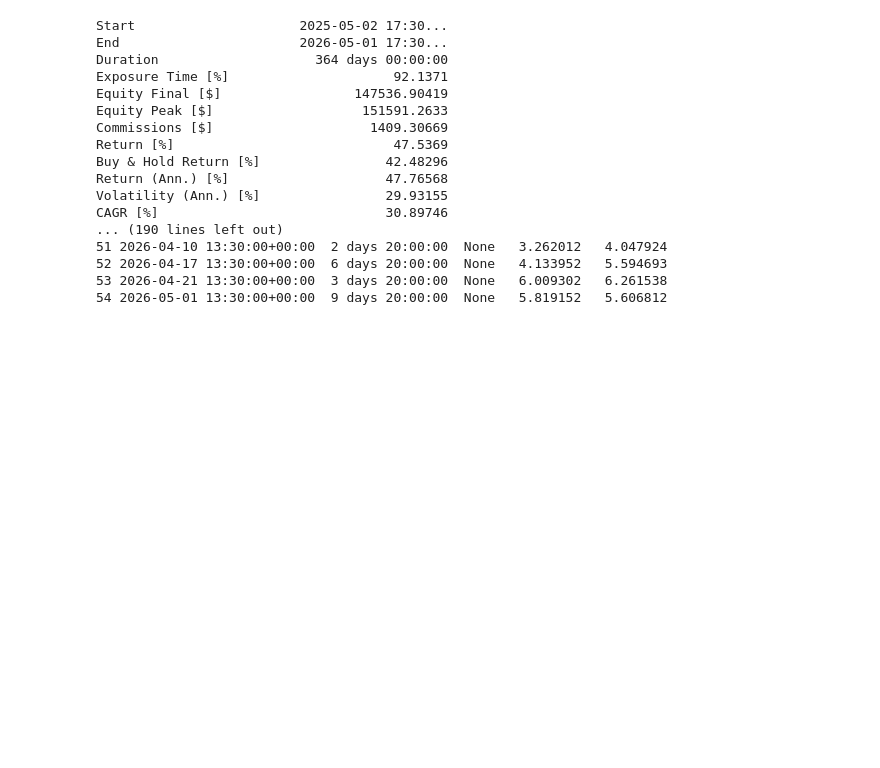
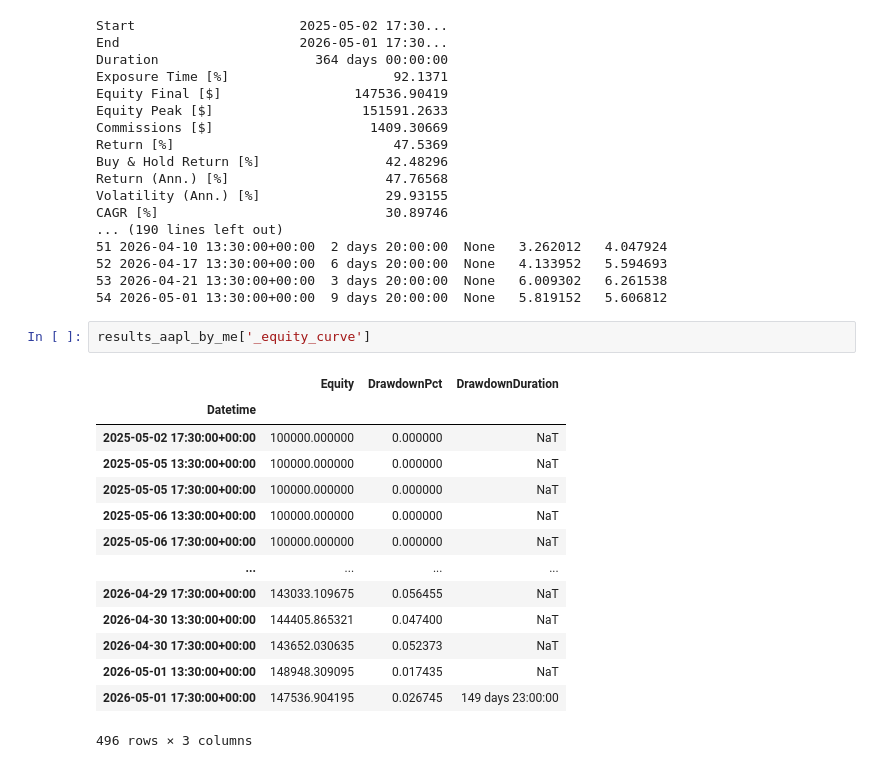
Before and after one commit to ohigginsrodriguez-cloud/quantitative-trading, a Jupyter notebook: notebooks/10_strategy_backtest_comparision.ipynb, the cells around one changed output. Drawn from its saved outputs; the diff is of its cells as text; blank space fills up the shorter version.

```diff
--- a/notebooks/10_strategy_backtest_comparision.ipynb
+++ b/notebooks/10_strategy_backtest_comparision.ipynb
@@ -179,3 +182,20 @@ CAGR [%]                             30.89746
 52 2026-04-17 13:30:00+00:00  6 days 20:00:00  None   4.133952   5.594693
 53 2026-04-21 13:30:00+00:00  3 days 20:00:00  None   6.009302   6.261538
 54 2026-05-01 13:30:00+00:00  9 days 20:00:00  None   5.819152   5.606812
+# %%
+results_aapl_by_me['_equity_curve']
+# %% [output]
+|  | Equity | DrawdownPct | DrawdownDuration |
+| Datetime |  |  |  |
+| 2025-05-02 17:30:00+00:00 | 100000.000000 | 0.000000 | NaT |
+| 2025-05-05 13:30:00+00:00 | 100000.000000 | 0.000000 | NaT |
+| 2025-05-05 17:30:00+00:00 | 100000.000000 | 0.000000 | NaT |
+| 2025-05-06 13:30:00+00:00 | 100000.000000 | 0.000000 | NaT |
+| 2025-05-06 17:30:00+00:00 | 100000.000000 | 0.000000 | NaT |
+| ... | ... | ... | ... |
+| 2026-04-29 17:30:00+00:00 | 143033.109675 | 0.056455 | NaT |
+| 2026-04-30 13:30:00+00:00 | 144405.865321 | 0.047400 | NaT |
+| 2026-04-30 17:30:00+00:00 | 143652.030635 | 0.052373 | NaT |
+| 2026-05-01 13:30:00+00:00 | 148948.309095 | 0.017435 | NaT |
+| 2026-05-01 17:30:00+00:00 | 147536.904195 | 0.026745 | 149 days 23:00:00 |
+496 rows × 3 columns
```
Also changed, not shown: parts of 1 cell of this notebook, 2 other files.
